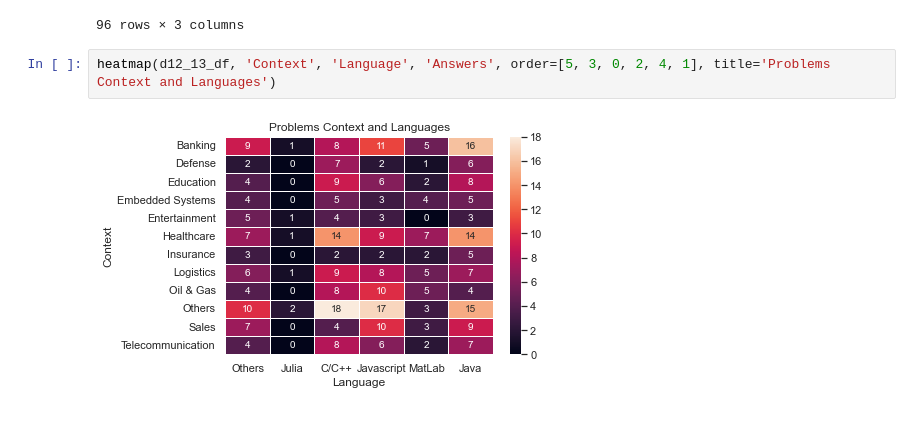
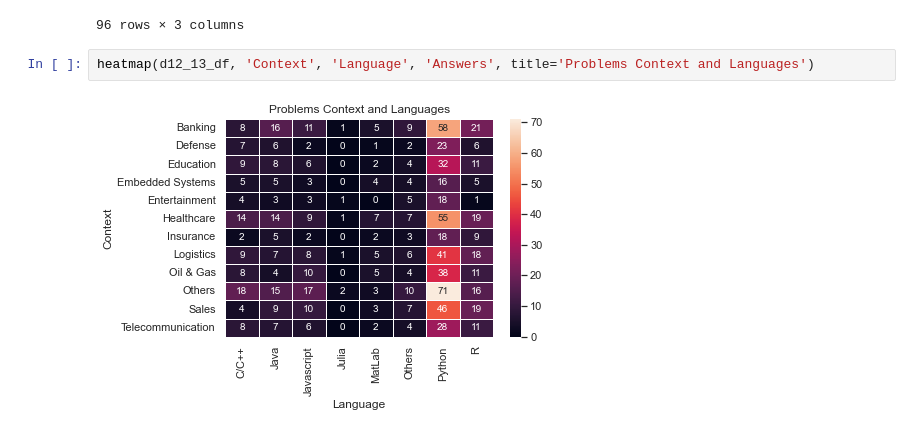
Before and after one commit to Software-Science-Lab-PUC-Rio/napiml-analysis, a Jupyter notebook: Analysis/D12_13.ipynb, the cells around one changed output. Saved outputs shown, nothing was run; the diff lists cells and outputs as text.

```diff
--- a/Analysis/D12_13.ipynb
+++ b/Analysis/D12_13.ipynb
@@ -107,6 +107,6 @@ d12_13_df
 | 95 | Telecommunication | R | 11 |
 96 rows × 3 columns
 # %%
-heatmap(d12_13_df, 'Context', 'Language', 'Answers', order=[5, 3, 0, 2, 4, 1], title='Problems Context and Languages')
+heatmap(d12_13_df, 'Context', 'Language', 'Answers', title='Problems Context and Languages')
 # %% [output]
-[figure, old version]
+[figure, new version]
```
Also changed, not shown: 1 other file.
